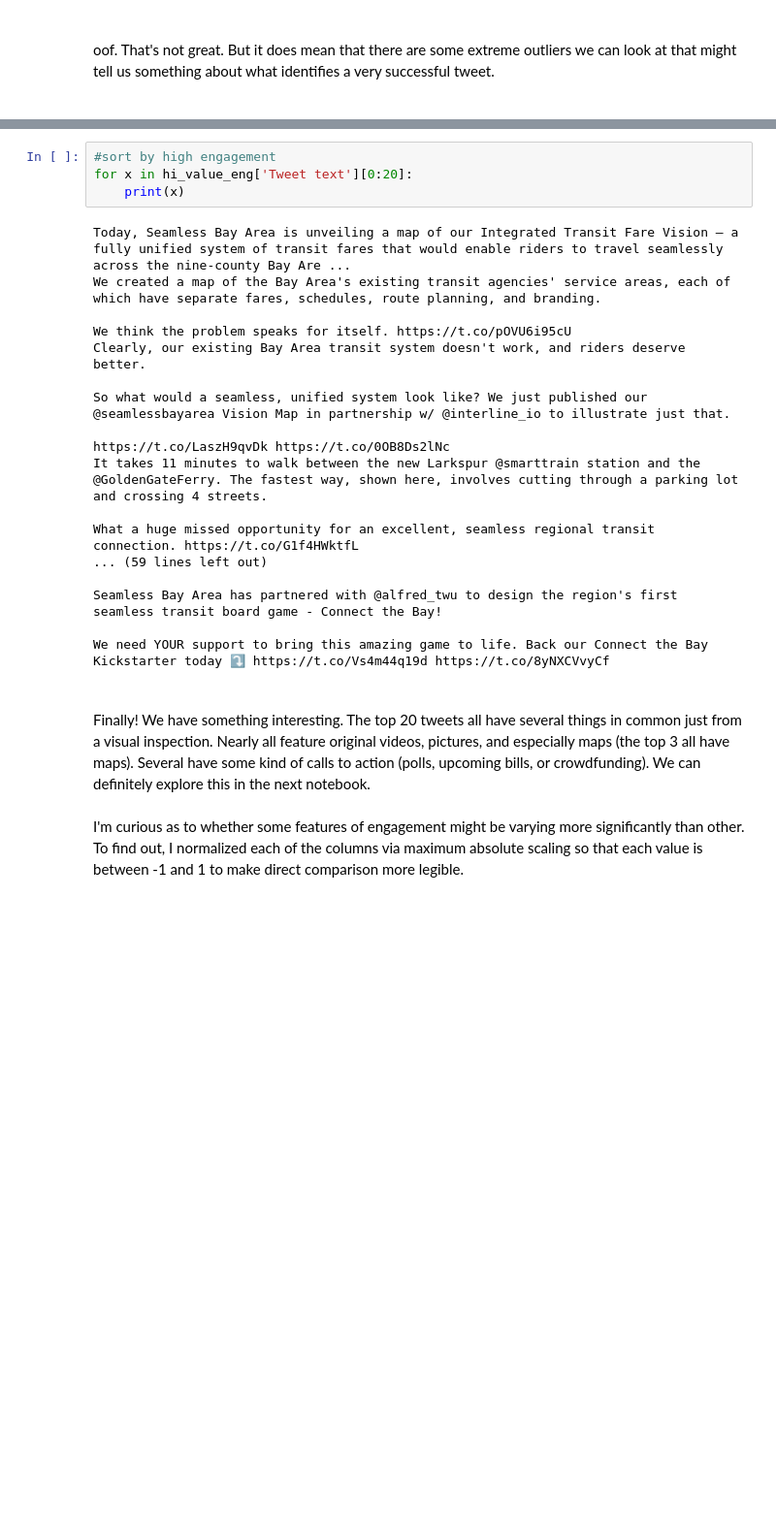
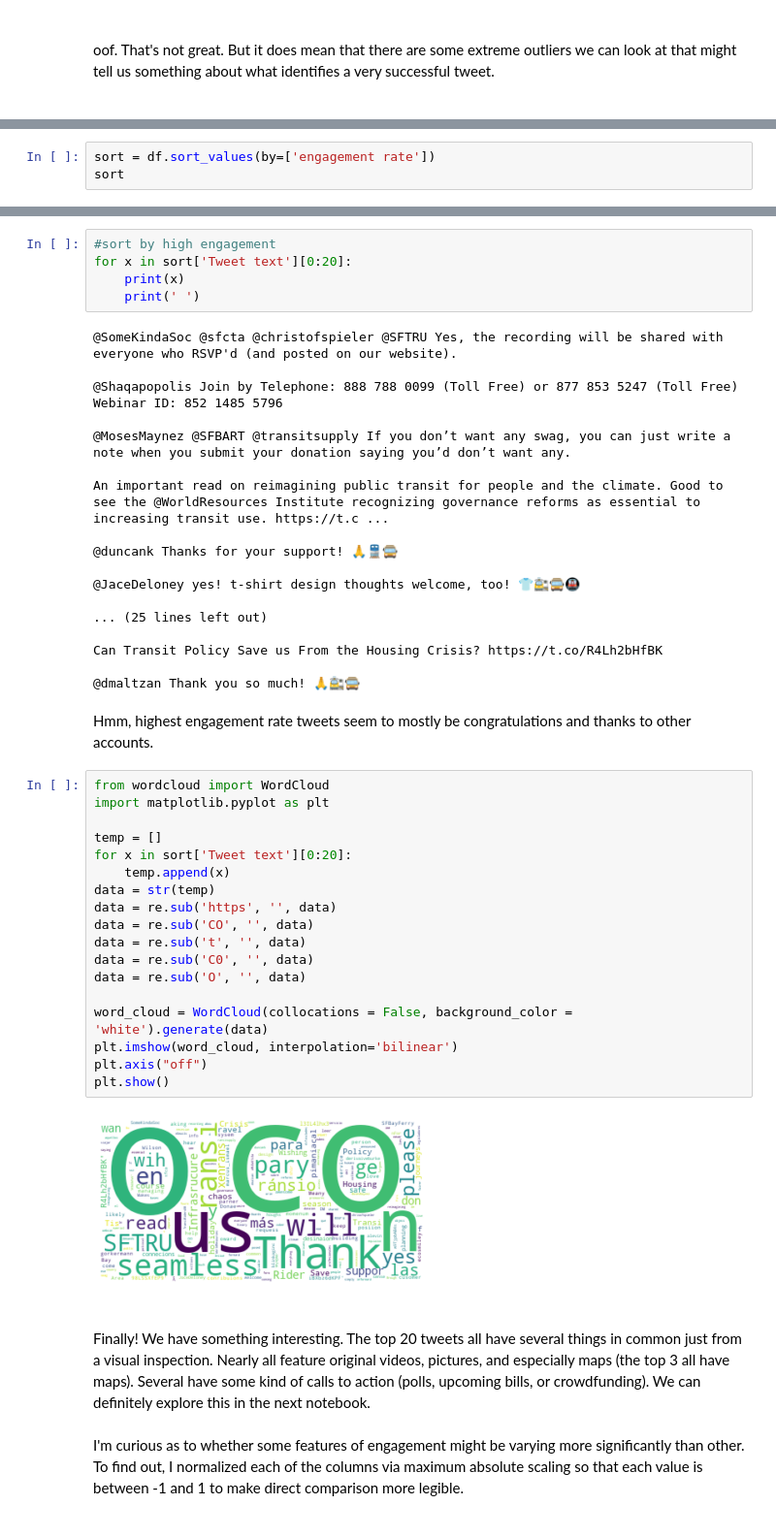
Before and after one commit to Graham-MacIsaac/Seamless-Twitter-Project, a Jupyter notebook: EDA.ipynb, the cells around one changed output, grey strips where cells are left out. Shown at 97% size. Cells and saved outputs as stored; diff of their text form; blank space fills up the shorter version.

```diff
--- a/EDA.ipynb
+++ b/EDA.ipynb
@@ -209,0 +217,3 @@ oof. That's not great. But it does mean that there are some extreme outliers we
+# %%
+sort = df.sort_values(by=['engagement rate'])
+sort
@@ -210,25 +234,48 @@ oof. That's not great. But it does mean that there are some extreme outliers we
 # %%
 #sort by high engagement
-for x in hi_value_eng['Tweet text'][0:20]:
+for x in sort['Tweet text'][0:20]:
     print(x)
+    print(' ')
 # %% [output]
-Today, Seamless Bay Area is unveiling a map of our Integrated Transit Fare Vision — a fully unified system of transit fares that would enable riders to travel seamlessly across the nine-county Bay Are ...
-We created a map of the Bay Area's existing transit agencies' service areas, each of which have separate fares, schedules, route planning, and branding.
+@SomeKindaSoc @sfcta @christofspieler @SFTRU Yes, the recording will be shared with everyone who RSVP'd (and posted on our website).
 
-We think the problem speaks for itself. https://t.co/pOVU6i95cU
-Clearly, our existing Bay Area transit system doesn't work, and riders deserve better.
+@Shaqapopolis Join by Telephone: 888 788 0099 (Toll Free) or 877 853 5247 (Toll Free) Webinar ID: 852 1485 5796
 
-So what would a seamless, unified system look like? We just published our @seamlessbayarea Vision Map in partnership w/ @interline_io to illustrate just that.
+@MosesMaynez @SFBART @transitsupply If you don’t want any swag, you can just write a note when you submit your donation saying you’d don’t want any.
 
-https://t.co/LaszH9qvDk https://t.co/0OB8Ds2lNc
-It takes 11 minutes to walk between the new Larkspur @smarttrain station and the @GoldenGateFerry. The fastest way, shown here, involves cutting through a parking lot and crossing 4 streets.
+An important read on reimagining public transit for people and the climate. Good to see the @WorldResources Institute recognizing governance reforms as essential to increasing transit use. https://t.c ...
 
-What a huge missed opportunity for an excellent, seamless regional transit connection. https://t.co/G1f4HWktfL
-... (59 lines left out)
+@duncank Thanks for your support! 🙏🚆🚍
 
-Seamless Bay Area has partnered with @alfred_twu to design the region's first seamless transit board game - Connect the Bay!
+@JaceDeloney yes! t-shirt design thoughts welcome, too! 👕🚉🚍🚇
 
-We need YOUR support to bring this amazing game to life. Back our Connect the Bay Kickstarter today ⤵️ https://t.co/Vs4m44q19d https://t.co/8yNXCVvyCf
+... (25 lines left out)
+
+Can Transit Policy Save us From the Housing Crisis? https://t.co/R4Lh2bHfBK
+
+@dmaltzan Thank you so much! 🙏🚉🚍
+# %% [markdown]
+Hmm, highest engagement rate tweets seem to mostly be congratulations and thanks to other accounts.
+# %%
+from wordcloud import WordCloud
+import matplotlib.pyplot as plt
+
+temp = []
+for x in sort['Tweet text'][0:20]:
+    temp.append(x)
+data = str(temp)
+data = re.sub('https', '', data)
+data = re.sub('CO', '', data)
+data = re.sub('t', '', data)
+data = re.sub('C0', '', data)
+data = re.sub('O', '', data)
+
+word_cloud = WordCloud(collocations = False, background_color = 'white').generate(data)
+plt.imshow(word_cloud, interpolation='bilinear')
+plt.axis("off")
+plt.show()
+# %% [output]
+[figure, added]
 # %% [markdown]
 <br>
 Finally! We have something interesting. The top 20 tweets all have several things in common just from a visual inspection. Nearly all feature original videos, pictures, and especially maps (the top 3 all have maps). Several have some kind of calls to action (polls, upcoming bills, or crowdfunding). We can definitely explore this in the next notebook.
```
Also changed, not shown: parts of 2 cells of this notebook, 1 other file.
